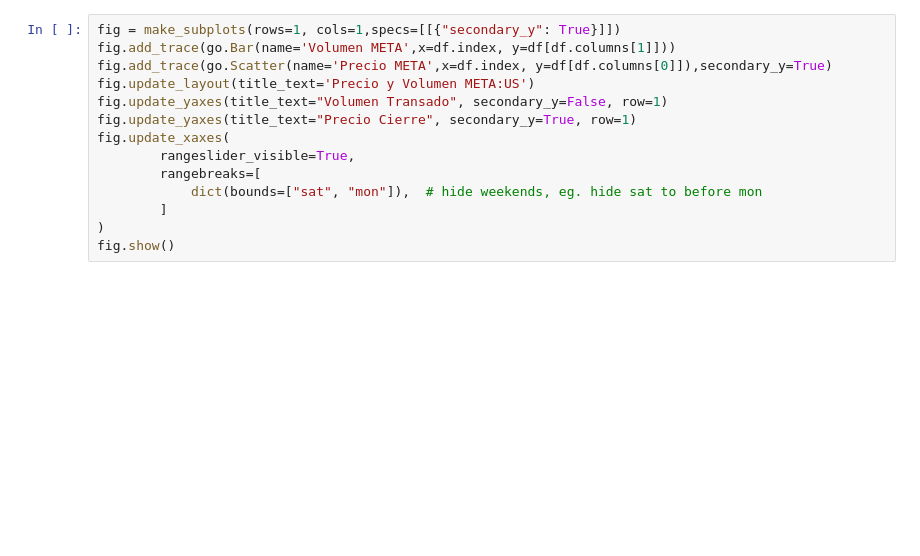
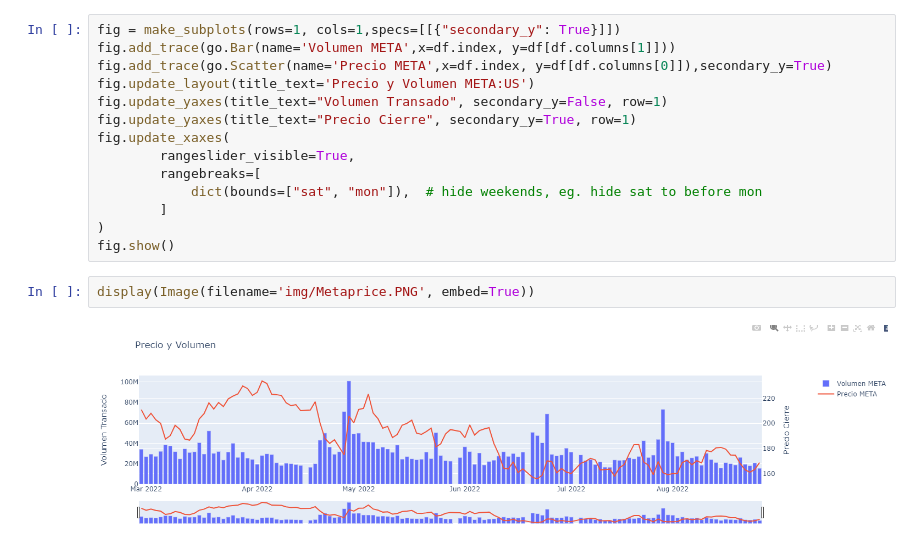
Before and after one commit to crcordova/API-Bloomberg, a Jupyter notebook: bloomberg_scraper.ipynb, the cells around one changed output. Cells and saved outputs as stored; diff of their text form; blank space fills up the shorter version.

```diff
--- a/bloomberg_scraper.ipynb
+++ b/bloomberg_scraper.ipynb
@@ -44,3 +49,7 @@ fig.update_xaxes(
         ]
 )
 fig.show()
+# %%
+display(Image(filename='img/Metaprice.PNG', embed=True))
+# %% [output]
+[figure, added]
```
Also changed, not shown: parts of 2 cells of this notebook, 2 other files.
